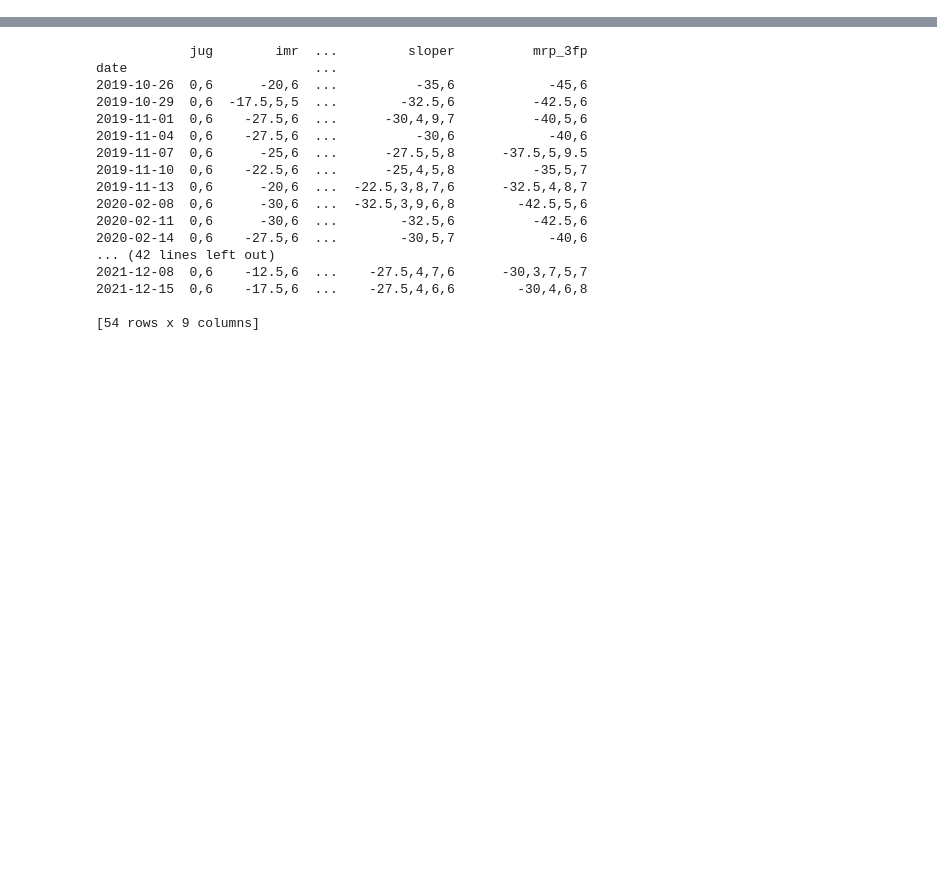
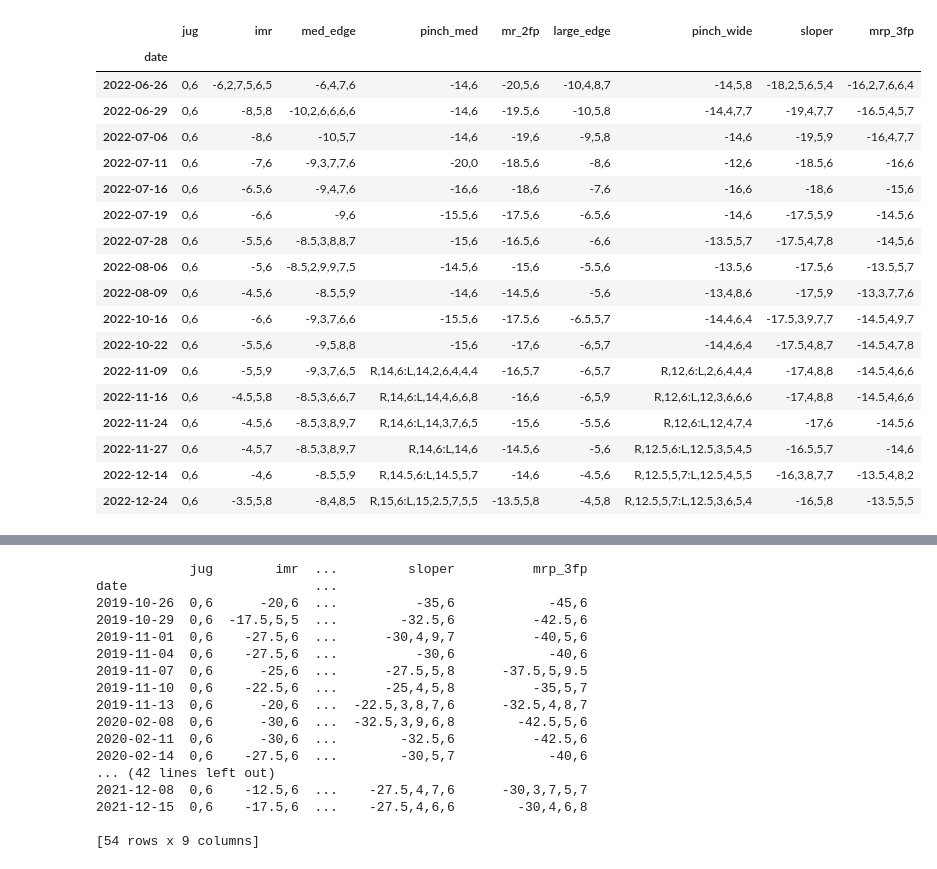
Before and after one commit to Tclack88/MountainProject, a Jupyter notebook: HangboardProgress.ipynb, the cells around one changed output, grey strips where cells are left out. Drawn from its saved outputs; the diff is of its cells as text; code cells hidden in the pictures; blank space fills up the shorter version.

Commit message:
partial update of hangboard for new format

```diff
--- a/HangboardProgress.ipynb
+++ b/HangboardProgress.ipynb
@@ -3,6 +3,7 @@
 # %%
 import datetime as dt
 from numpy import log
+import numpy as np
 import pandas as pd
 import seaborn as sb
 import matplotlib.pyplot as plt
@@ -10,5 +11,36 @@ import plotly.graph_objects as go
 # df = pd.read_excel('MorganHB1.xlsx')
 # df = pd.read_excel('TrevorHB.xlsx')
 # doc = 'https://github.com/Tclack88/MountainProject/blob/master/MorganHB.xlsx?raw=true'
-doc = 'https://github.com/Tclack88/MountainProject/blob/master/TrevorHB.xlsx?raw=true'
+# doc = 'https://github.com/Tclack88/MountainProject/blob/master/TrevorHB.xlsx?raw=true'
 # doc = 'https://github.com/Tclack88/MountainProject/blob/master/TrevorHB_maxhangs.xlsx?raw=true'
+doc = 'https://github.com/Tclack88/MountainProject/blob/master/TrevorHB_kg.xlsx?raw=true'
+# %%
+df = pd.read_excel(doc)
+name = doc.split('/')[-1].split('.')[0][:-5] # cheap way of getting climber name under assumption it's saved as "nameHB_kg" or "nameHB_lb"
+weight_type = doc.split('/')[-1].split('.')[0][-2:] # returns kg or lb. Same assumption as above
+df.date = pd.to_datetime(df.date)
+df.date = pd.to_datetime(df.date, format = '%d %b %Y')
+df = df.set_index('date')
+cols = df.columns
+# %%
+df
+# %% [output]
+|  | jug | imr | med_edge | pinch_med | mr_2fp | large_edge | pinch_wide | sloper | mrp_3fp |
+| date |  |  |  |  |  |  |  |  |  |
+| 2022-06-26 | 0,6 | -6,2,7,5,6,5 | -6,4,7,6 | -14,6 | -20,5,6 | -10,4,8,7 | -14,5,8 | -18,2,5,6,5,4 | -16,2,7,6,6,4 |
+| 2022-06-29 | 0,6 | -8,5,8 | -10,2,6,6,6,6 | -14,6 | -19.5,6 | -10,5,8 | -14,4,7,7 | -19,4,7,7 | -16.5,4,5,7 |
+| 2022-07-06 | 0,6 | -8,6 | -10,5,7 | -14,6 | -19,6 | -9,5,8 | -14,6 | -19,5,9 | -16,4,7,7 |
+| 2022-07-11 | 0,6 | -7,6 | -9,3,7,7,6 | -20,0 | -18.5,6 | -8,6 | -12,6 | -18.5,6 | -16,6 |
+| 2022-07-16 | 0,6 | -6.5,6 | -9,4,7,6 | -16,6 | -18,6 | -7,6 | -16,6 | -18,6 | -15,6 |
+| 2022-07-19 | 0,6 | -6,6 | -9,6 | -15.5,6 | -17.5,6 | -6.5,6 | -14,6 | -17.5,5,9 | -14.5,6 |
+| 2022-07-28 | 0,6 | -5.5,6 | -8.5,3,8,8,7 | -15,6 | -16.5,6 | -6,6 | -13.5,5,7 | -17.5,4,7,8 | -14,5,6 |
+| 2022-08-06 | 0,6 | -5,6 | -8.5,2,9,9,7,5 | -14.5,6 | -15,6 | -5.5,6 | -13.5,6 | -17.5,6 | -13.5,5,7 |
+| 2022-08-09 | 0,6 | -4.5,6 | -8.5,5,9 | -14,6 | -14.5,6 | -5,6 | -13,4,8,6 | -17,5,9 | -13,3,7,7,6 |
+| 2022-10-16 | 0,6 | -6,6 | -9,3,7,6,6 | -15.5,6 | -17.5,6 | -6.5,5,7 | -14,4,6,4 | -17.5,3,9,7,7 | -14.5,4,9,7 |
+| 2022-10-22 | 0,6 | -5.5,6 | -9,5,8,8 | -15,6 | -17,6 | -6,5,7 | -14,4,6,4 | -17.5,4,8,7 | -14.5,4,7,8 |
+| 2022-11-09 | 0,6 | -5,5,9 | -9,3,7,6,5 | R,14,6:L,14,2,6,4,4,4 | -16,5,7 | -6,5,7 | R,12,6:L,2,6,4,4,4 | -17,4,8,8 | -14.5,4,6,6 |
+| 2022-11-16 | 0,6 | -4.5,5,8 | -8.5,3,6,6,7 | R,14,6:L,14,4,6,6,8 | -16,6 | -6,5,9 | R,12,6:L,12,3,6,6,6 | -17,4,8,8 | -14.5,4,6,6 |
+| 2022-11-24 | 0,6 | -4.5,6 | -8.5,3,8,9,7 | R,14,6:L,14,3,7,6,5 | -15,6 | -5.5,6 | R,12,6:L,12,4,7,4 | -17,6 | -14.5,6 |
+| 2022-11-27 | 0,6 | -4,5,7 | -8.5,3,8,9,7 | R,14,6:L,14,6 | -14.5,6 | -5,6 | R,12.5,6:L,12.5,3,5,4,5 | -16.5,5,7 | -14,6 |
+| 2022-12-14 | 0,6 | -4,6 | -8.5,5,9 | R,14.5,6:L,14.5,5,7 | -14,6 | -4.5,6 | R,12.5,5,7:L,12.5,4,5,5 | -16,3,8,7,7 | -13.5,4,8,2 |
+| 2022-12-24 | 0,6 | -3.5,5,8 | -8,4,8,5 | R,15,6:L,15,2.5,7,5,5 | -13.5,5,8 | -4,5,8 | R,12.5,5,7:L,12.5,3,6,5,4 | -16,5,8 | -13.5,5,5 |
```
Also changed, not shown: parts of 6 cells of this notebook.
